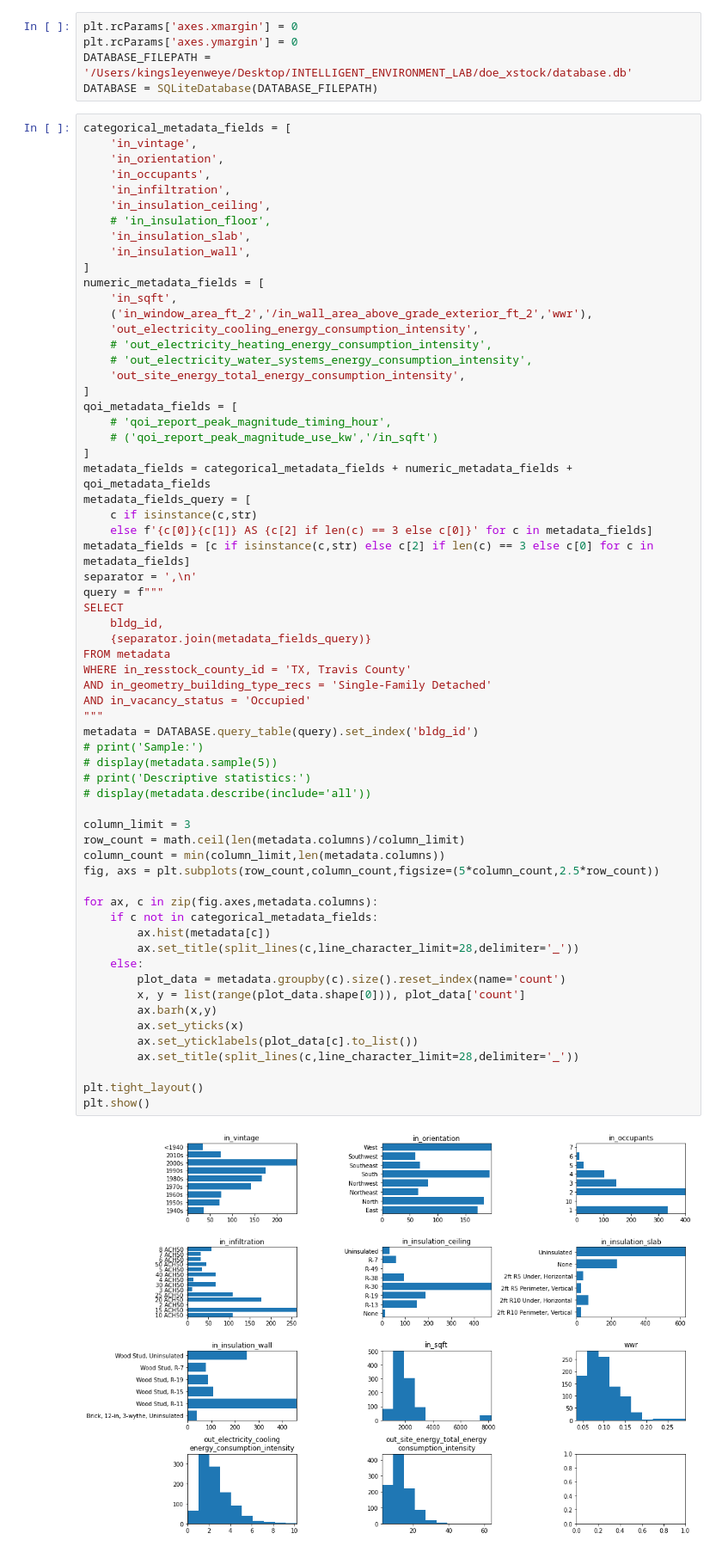
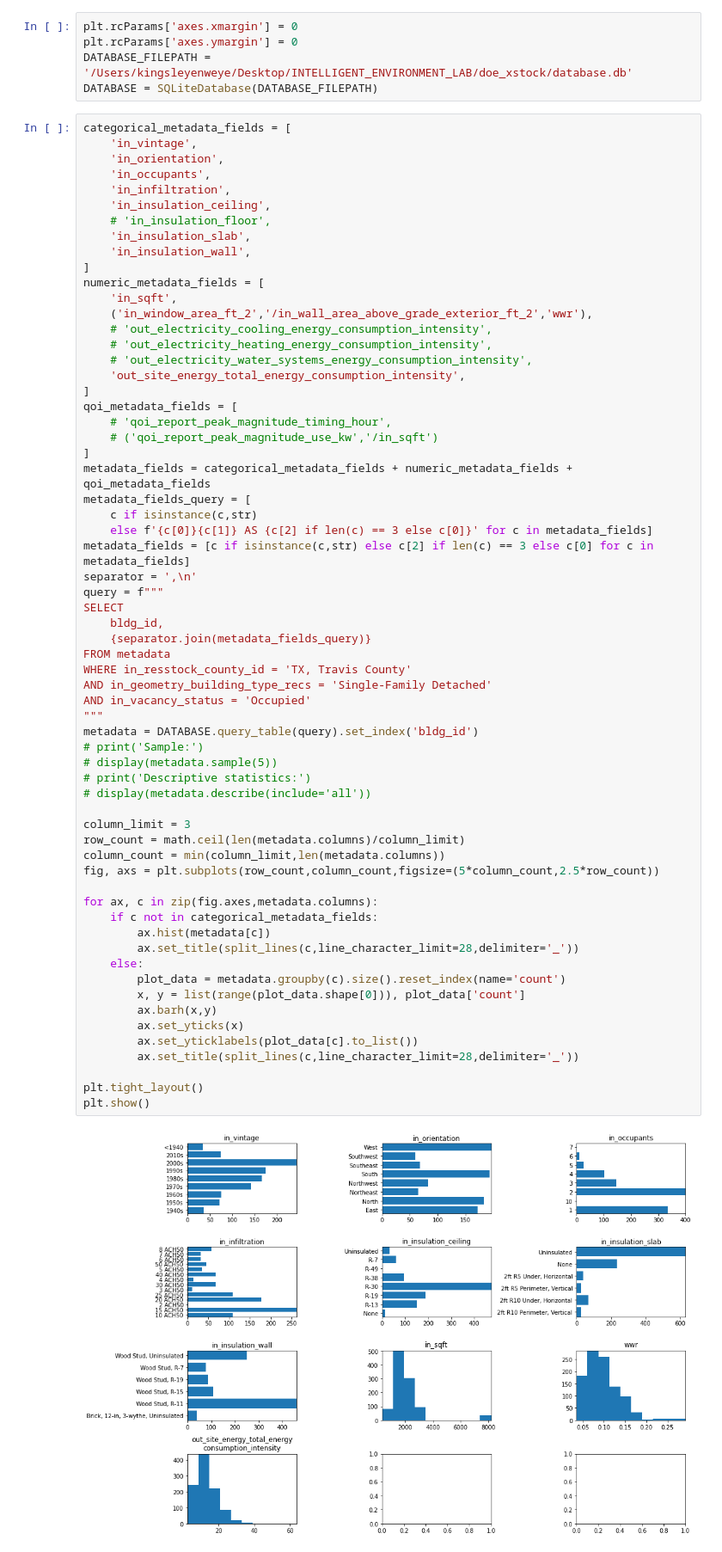
Before and after one commit to intelligent-environments-lab/DOE_XStock, a Jupyter notebook: analysis/building_selection.ipynb, the cells around one changed output. Shown: that part at 86% size. Drawn from its saved outputs; the diff is of its cells as text.

```diff
--- a/analysis/building_selection.ipynb
+++ b/analysis/building_selection.ipynb
@@ -34,7 +34,7 @@ categorical_metadata_fields = [
 numeric_metadata_fields = [
     'in_sqft',
     ('in_window_area_ft_2','/in_wall_area_above_grade_exterior_ft_2','wwr'),
-    'out_electricity_cooling_energy_consumption_intensity',
+    # 'out_electricity_cooling_energy_consumption_intensity',
     # 'out_electricity_heating_energy_consumption_intensity',
     # 'out_electricity_water_systems_energy_consumption_intensity',
     'out_site_energy_total_energy_consumption_intensity',
@@ -57,34 +57,34 @@ FROM metadata
 WHERE in_resstock_county_id = 'TX, Travis County'
 AND in_geometry_building_type_recs = 'Single-Family Detached'
 AND in_vacancy_status = 'Occupied'
 """
 metadata = DATABASE.query_table(query).set_index('bldg_id')
 # print('Sample:')
 # display(metadata.sample(5))
 # print('Descriptive statistics:')
 # display(metadata.describe(include='all'))
 
 column_limit = 3
 row_count = math.ceil(len(metadata.columns)/column_limit)
 column_count = min(column_limit,len(metadata.columns))
 fig, axs = plt.subplots(row_count,column_count,figsize=(5*column_count,2.5*row_count))
 
 for ax, c in zip(fig.axes,metadata.columns):
     if c not in categorical_metadata_fields:
         ax.hist(metadata[c])
         ax.set_title(split_lines(c,line_character_limit=28,delimiter='_'))
     else:
         plot_data = metadata.groupby(c).size().reset_index(name='count')
         x, y = list(range(plot_data.shape[0])), plot_data['count']
         ax.barh(x,y)
         ax.set_yticks(x)
         ax.set_yticklabels(plot_data[c].to_list())
         ax.set_title(split_lines(c,line_character_limit=28,delimiter='_'))
 
 plt.tight_layout()
 plt.show()
 # %% [output]
-[figure, old version]
+[figure, new version]
 # %%
 # convert discrete variables to continuous
 # vintage
```
Also changed, not shown: parts of 5 cells of this notebook.
